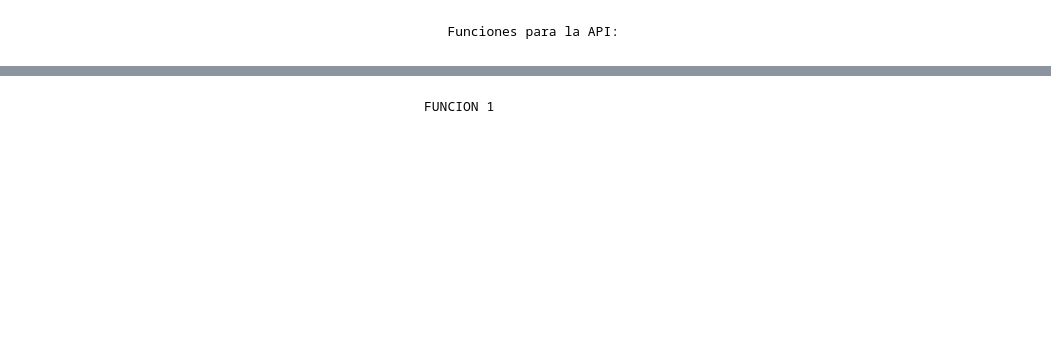
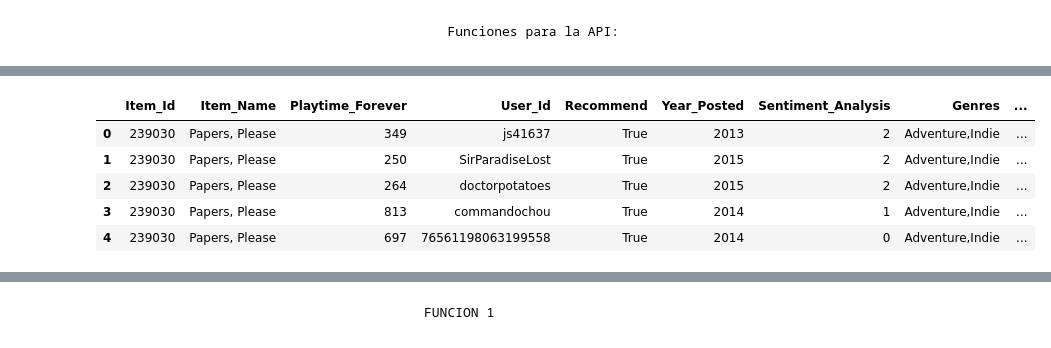
Before and after one commit to StivenLopez712/Proyecto-1-Data, a Jupyter notebook: FUNCIONES/Funciones_API.ipynb, the cells around one changed output, grey strips where cells are left out. Saved outputs shown, nothing was run; the diff lists cells and outputs as text; code cells hidden in the pictures; blank space fills up the shorter version.

```diff
--- a/FUNCIONES/Funciones_API.ipynb
+++ b/FUNCIONES/Funciones_API.ipynb
@@ -10,0 +110,10 @@ DF_ITEMS = pd.read_parquet('../Parquets/ETL_user_items.gzip')
+# %%
+DF_MERGE = DF_MERGE.drop(['Publisher','Price','App_Name'], axis=1)
+DF_MERGE.head()
+# %% [output]
+|  | Item_Id | Item_Name | Playtime_Forever | User_Id | Recommend | Year_Posted | Sentiment_Analysis | Genres | ... |
+| 0 | 239030 | Papers, Please | 349 | js41637 | True | 2013 | 2 | Adventure,Indie | ... |
+| 1 | 239030 | Papers, Please | 250 | SirParadiseLost | True | 2015 | 2 | Adventure,Indie | ... |
+| 2 | 239030 | Papers, Please | 264 | doctorpotatoes | True | 2015 | 2 | Adventure,Indie | ... |
+| 3 | 239030 | Papers, Please | 813 | commandochou | True | 2014 | 1 | Adventure,Indie | ... |
+| 4 | 239030 | Papers, Please | 697 | 76561198063199558 | True | 2014 | 0 | Adventure,Indie | ... |
```
Also changed, not shown: parts of 38 cells of this notebook, 19 other files.
